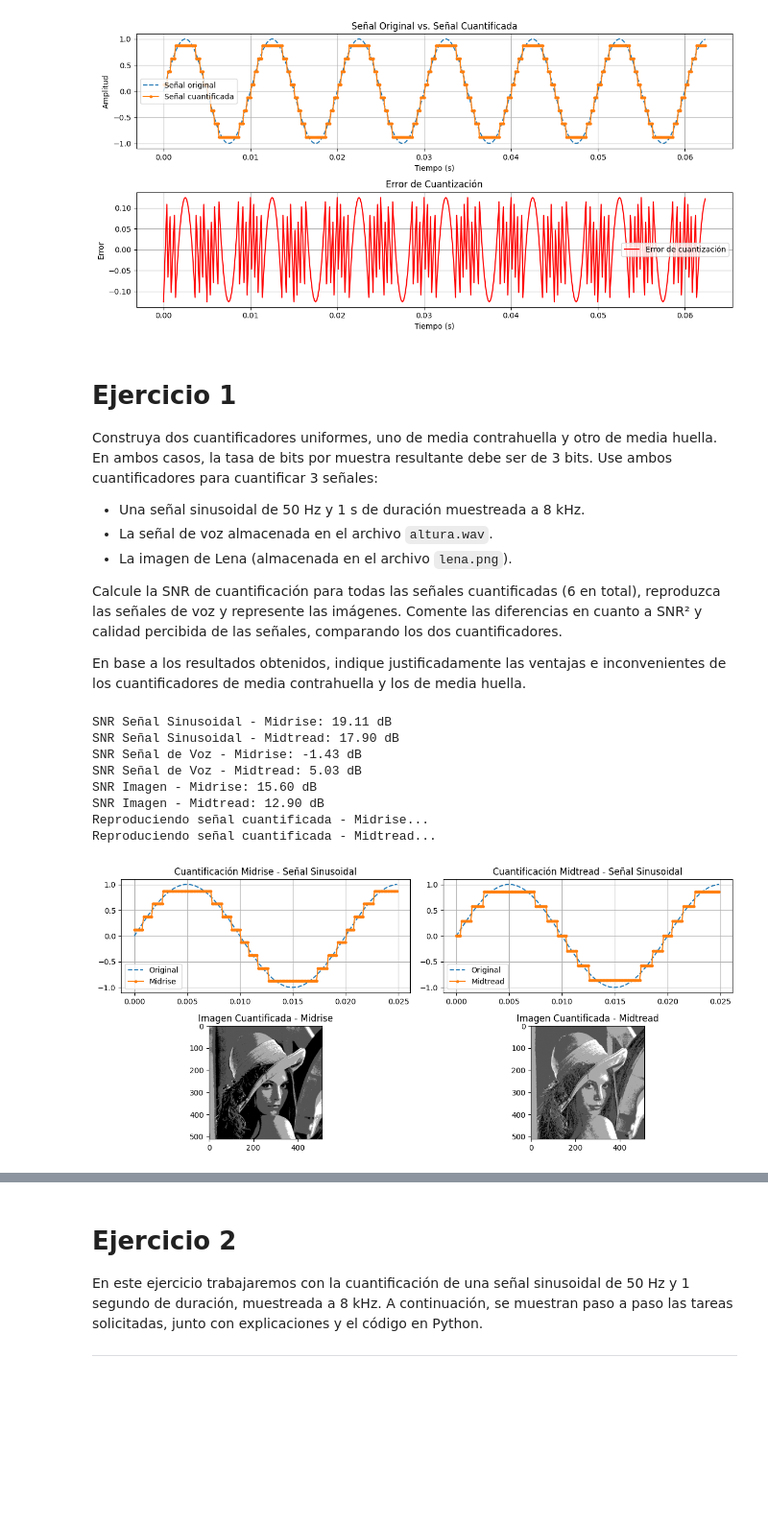
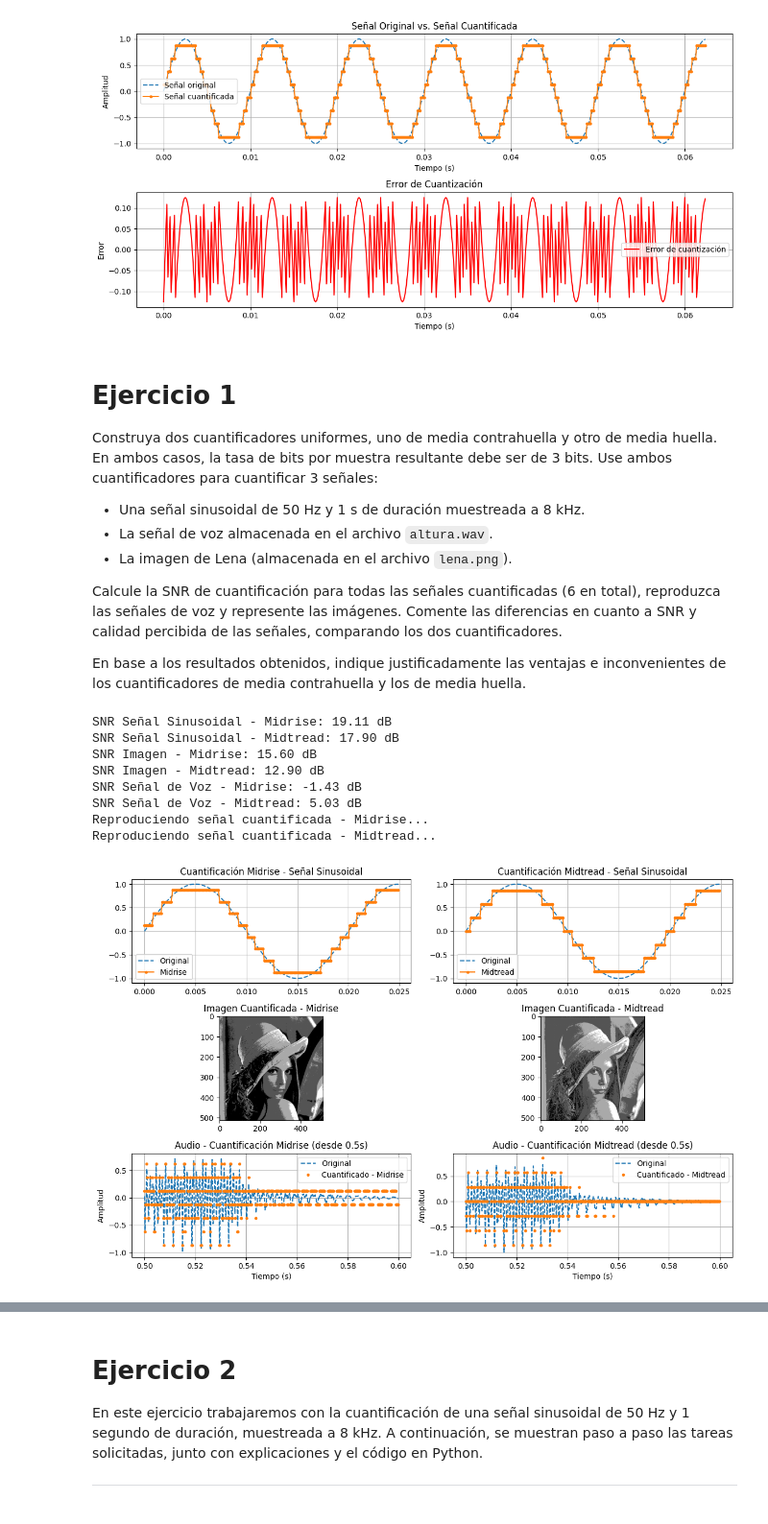
Before and after one commit to DANIABLO-cyber/TDS, a Jupyter notebook: P1_SCA.ipynb, the cells around one changed output, grey strips where cells are left out. Shown at 96% size. Saved outputs shown, nothing was run; the diff lists cells and outputs as text; code cells hidden in the pictures; blank space fills up the shorter version.

```diff
--- a/P1_SCA.ipynb
+++ b/P1_SCA.ipynb
@@ -62,7 +62,7 @@ Construya dos cuantificadores uniformes, uno de media contrahuella y otro de med
 - La señal de voz almacenada en el archivo `altura.wav`.
 - La imagen de Lena (almacenada en el archivo `lena.png`).
 
-Calcule la SNR de cuantificación para todas las señales cuantificadas (6 en total), reproduzca las señales de voz y represente las imágenes. Comente las diferencias en cuanto a SNR² y calidad percibida de las señales, comparando los dos cuantificadores.
+Calcule la SNR de cuantificación para todas las señales cuantificadas (6 en total), reproduzca las señales de voz y represente las imágenes. Comente las diferencias en cuanto a SNR y calidad percibida de las señales, comparando los dos cuantificadores.
 
 En base a los resultados obtenidos, indique justificadamente las ventajas e inconvenientes de los cuantificadores de media contrahuella y los de media huella.
 # %%
@@ -74,9 +74,6 @@ from scalib import UniformSQ, snr
 from scipy.io import wavfile
 import os
 
-# Verificar que los archivos existen
-audio_file = os.path.join("Datos/altura.wav")
-image_file = os.path.join("Datos/lena.png")
 
 #? 1. Generar una señal sinusoidal de 50 Hz muestreada a 8 kHz
 fs = 8000  # Frecuencia de muestreo
@@ -84,11 +81,11 @@ t = np.arange(0, 1, 1/fs)  # 1 segundo de duración
 x_sin = np.sin(2 * np.pi * 50 * t)  # Señal sinusoidal
 
 #? 2. Cargar la señal de voz altura.wav
-fs_audio, x_audio = wavfile.read(audio_file)  # Leer archivo de audio
+fs_audio, x_audio = wavfile.read("Datos/altura.wav")  # Leer archivo de audio
 x_audio = x_audio / np.max(np.abs(x_audio))   # Normalizar a rango (-1,1)
 
 #? 3. Cargar la imagen lena.png en escala de grises
-img = io.imread(image_file)
+img = io.imread("Datos/lena.png")
 img_gray = color.rgb2gray(img)  # Convertir a escala de grises
 img_gray = img_gray / np.max(img_gray)  # Normalizar a (0,1)
 
@@ -123,57 +120,87 @@ snr_img_midtread = snr(img_gray, xq_img_midtread)
 print(f"SNR Señal Sinusoidal - Midrise: {snr_sin_midrise:.2f} dB")
 print(f"SNR Señal Sinusoidal - Midtread: {snr_sin_midtread:.2f} dB")
 
+print(f"SNR Imagen - Midrise: {snr_img_midrise:.2f} dB")
+print(f"SNR Imagen - Midtread: {snr_img_midtread:.2f} dB")
+
 print(f"SNR Señal de Voz - Midrise: {snr_audio_midrise:.2f} dB")
 print(f"SNR Señal de Voz - Midtread: {snr_audio_midtread:.2f} dB")
 
-print(f"SNR Imagen - Midrise: {snr_img_midrise:.2f} dB")
-print(f"SNR Imagen - Midtread: {snr_img_midtread:.2f} dB")
-
-# Representación gráfica de la cuantificación
-plt.figure(figsize=(12, 8))
+#? Representación gráfica de la cuantificación
+plt.figure(figsize=(12, 10))
 
 # Señal sinusoidal cuantificada
-plt.subplot(3, 2, 1)
+plt.subplot(4, 2, 1)
 plt.plot(t[:200], x_sin[:200], label="Original", linestyle='dashed')
 plt.plot(t[:200], xq_sin_midrise[:200], label="Midrise", marker='o', markersize=3)
 plt.title("Cuantificación Midrise - Señal Sinusoidal")
 plt.legend()
 plt.grid()
 
-plt.subplot(3, 2, 2)
+plt.subplot(4, 2, 2)
 plt.plot(t[:200], x_sin[:200], label="Original", linestyle='dashed')
 plt.plot(t[:200], xq_sin_midtread[:200], label="Midtread", marker='o', markersize=3)
 plt.title("Cuantificación Midtread - Señal Sinusoidal")
 plt.legend()
 plt.grid()
 
 # Imagen cuantificada
-plt.subplot(3, 2, 3)
+plt.subplot(4, 2, 3)
 plt.imshow(xq_img_midrise, cmap='gray')
 plt.title("Imagen Cuantificada - Midrise")
 
-plt.subplot(3, 2, 4)
+plt.subplot(4, 2, 4)
 plt.imshow(xq_img_midtread, cmap='gray')
 plt.title("Imagen Cuantificada - Midtread")
 
 # Reproducir las señales de voz cuantificadas
 print("Reproduciendo señal cuantificada - Midrise...")
 sd.play(xq_audio_midrise, fs_audio)
 sd.wait()
 
 print("Reproduciendo señal cuantificada - Midtread...")
 sd.play(xq_audio_midtread, fs_audio)
 sd.wait()
 
+# Segmento de la señal de audio a partir del segundo 0.5
+t_audio = np.arange(0, len(x_audio)) / fs_audio
+start_idx = int(0.5 * fs_audio)
+end_idx = start_idx + 800
+
+t_seg = t_audio[start_idx:end_idx]
+x_audio_seg = x_audio[start_idx:end_idx]
+xq_audio_midrise_seg = xq_audio_midrise[start_idx:end_idx]
+xq_audio_midtread_seg = xq_audio_midtread[start_idx:end_idx]
+
+# Señal de audio cuantificada - Midrise
+plt.subplot(4, 2, 5)
+plt.plot(t_seg, x_audio_seg, label="Original", linestyle='dashed')
+plt.plot(t_seg, xq_audio_midrise_seg, label="Cuantificado - Midrise", marker='o', markersize=3, linestyle='None')
+plt.title("Audio - Cuantificación Midrise (desde 0.5s)")
+plt.xlabel("Tiempo (s)")
+plt.ylabel("Amplitud")
+plt.legend()
+plt.grid()
+
+# Señal de audio cuantificada - Midtread
+plt.subplot(4, 2, 6)
+plt.plot(t_seg, x_audio_seg, label="Original", linestyle='dashed')
+plt.plot(t_seg, xq_audio_midtread_seg, label="Cuantificado - Midtread", marker='o', markersize=3, linestyle='None')
+plt.title("Audio - Cuantificación Midtread (desde 0.5s)")
+plt.xlabel("Tiempo (s)")
+plt.ylabel("Amplitud")
+plt.legend()
+plt.grid()
+
 plt.tight_layout()
 plt.show()
 # %% [output]
 SNR Señal Sinusoidal - Midrise: 19.11 dB
 SNR Señal Sinusoidal - Midtread: 17.90 dB
+SNR Imagen - Midrise: 15.60 dB
+SNR Imagen - Midtread: 12.90 dB
 SNR Señal de Voz - Midrise: -1.43 dB
 SNR Señal de Voz - Midtread: 5.03 dB
-SNR Imagen - Midrise: 15.60 dB
-SNR Imagen - Midtread: 12.90 dB
 Reproduciendo señal cuantificada - Midrise...
 Reproduciendo señal cuantificada - Midtread...
-[figure, old version]
+[figure, new version]
```
Also changed, not shown: parts of 2 cells of this notebook, 24 other files.
